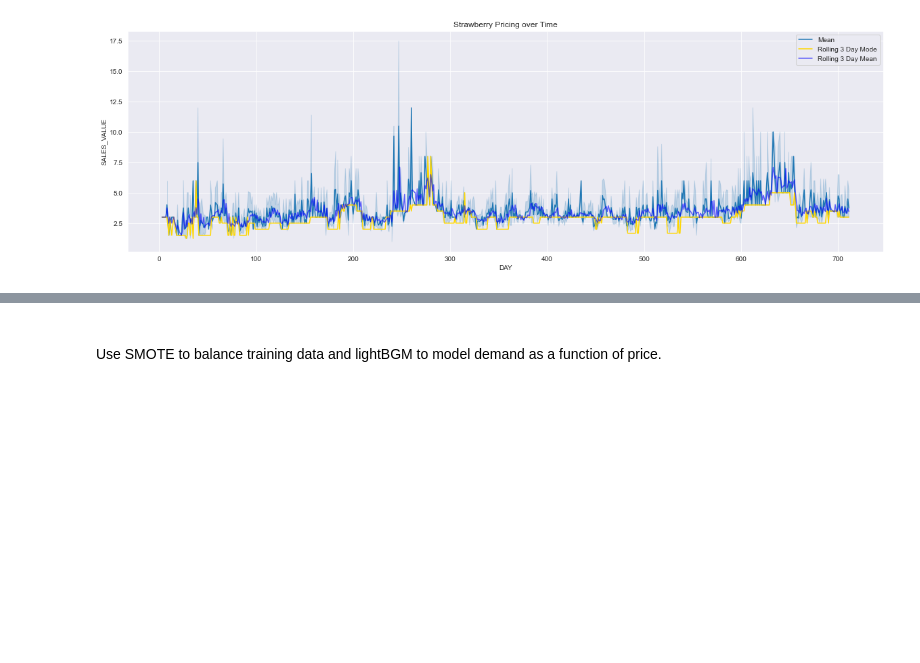
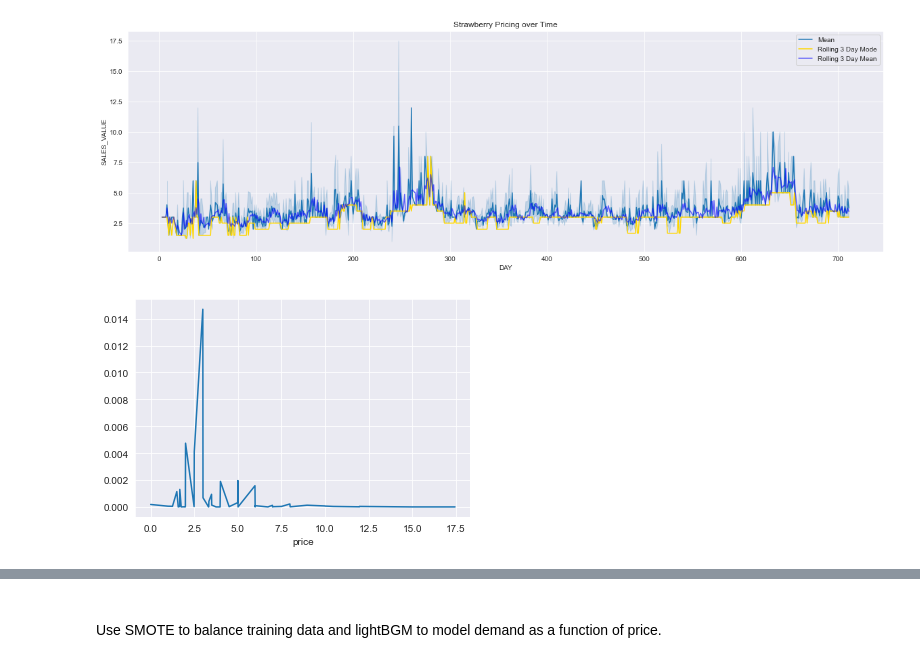
Before and after one commit to lentin26/Student-Prescription-Tree, a Jupyter notebook: lightGBM.ipynb, the cells around one changed output, grey strips where cells are left out. Drawn from its saved outputs; the diff is of its cells as text; code cells hidden in the pictures; blank space fills up the shorter version.

```diff
--- a/lightGBM.ipynb
+++ b/lightGBM.ipynb
@@ -197,3 +215,8 @@ plt.title('Strawberry Pricing over Time')
 plt.show()
 # %% [output]
 [figure]
+# %%
+(data.groupby('price')['purchased'].sum()/len(data)).plot()
+plt.show()
+# %% [output]
+[figure, added]
```
Also changed, not shown: parts of 40 cells of this notebook, 1 other file.
